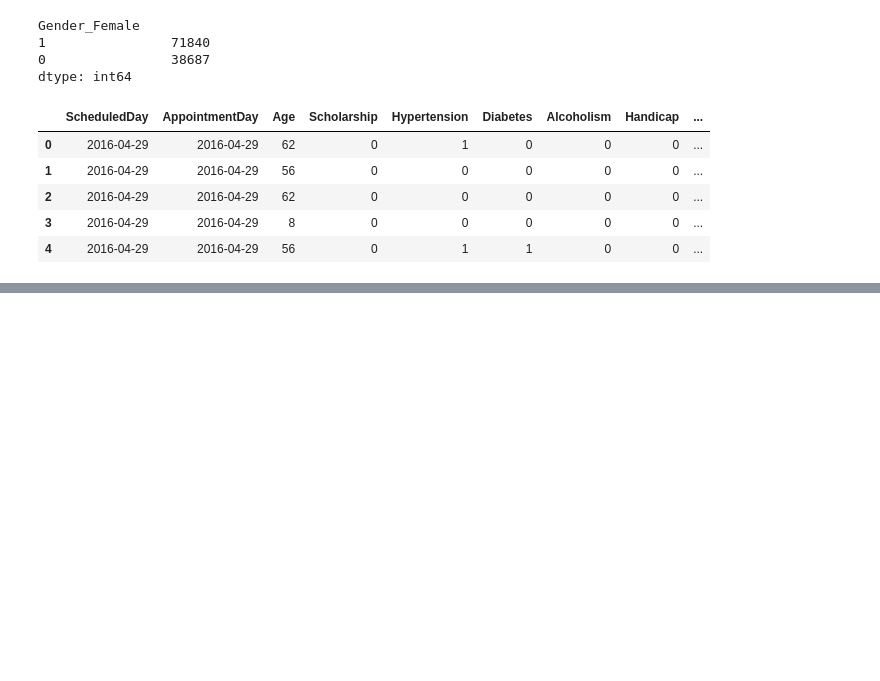
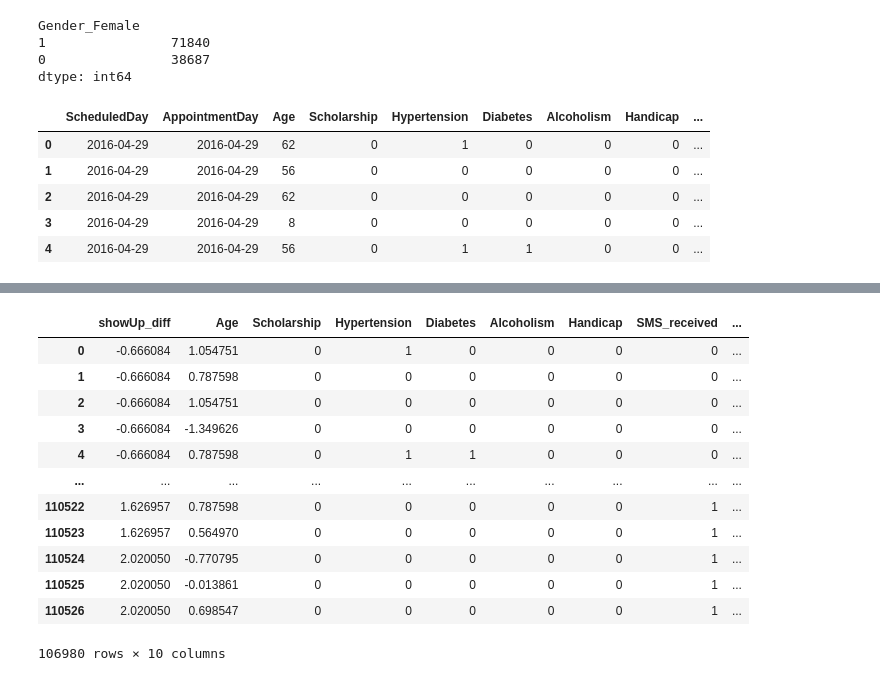
Before and after one commit to Milan1508/HealthCare_Data_Analysis, a Jupyter notebook: preprocessing.ipynb, the cells around one changed output, grey strips where cells are left out. Saved outputs shown, nothing was run; the diff lists cells and outputs as text; code cells hidden in the pictures; blank space fills up the shorter version.

```diff
--- a/preprocessing.ipynb
+++ b/preprocessing.ipynb
@@ -183,0 +248,4 @@ px.box(df,  y=df.Age )
+# %%
+from sklearn.preprocessing import StandardScaler
+scaler = StandardScaler()
+df[["showUp_diff","Age"]] = scaler.fit_transform(df[["showUp_diff","Age"]])
@@ -183,0 +299,17 @@ px.box(df,  y=df.Age )
+# %%
+md = pd.concat([df.iloc[:,:8] , df.iloc[:,[9]],df.show],axis=1)
+md
+# %% [output]
+|  | showUp_diff | Age | Scholarship | Hypertension | Diabetes | Alcoholism | Handicap | SMS_received | ... |
+| 0 | -0.666084 | 1.054751 | 0 | 1 | 0 | 0 | 0 | 0 | ... |
+| 1 | -0.666084 | 0.787598 | 0 | 0 | 0 | 0 | 0 | 0 | ... |
+| 2 | -0.666084 | 1.054751 | 0 | 0 | 0 | 0 | 0 | 0 | ... |
+| 3 | -0.666084 | -1.349626 | 0 | 0 | 0 | 0 | 0 | 0 | ... |
+| 4 | -0.666084 | 0.787598 | 0 | 1 | 1 | 0 | 0 | 0 | ... |
+| ... | ... | ... | ... | ... | ... | ... | ... | ... | ... |
+| 110522 | 1.626957 | 0.787598 | 0 | 0 | 0 | 0 | 0 | 1 | ... |
+| 110523 | 1.626957 | 0.564970 | 0 | 0 | 0 | 0 | 0 | 1 | ... |
+| 110524 | 2.020050 | -0.770795 | 0 | 0 | 0 | 0 | 0 | 1 | ... |
+| 110525 | 2.020050 | -0.013861 | 0 | 0 | 0 | 0 | 0 | 1 | ... |
+| 110526 | 2.020050 | 0.698547 | 0 | 0 | 0 | 0 | 0 | 1 | ... |
+106980 rows × 10 columns
```
Also changed, not shown: parts of 16 cells of this notebook, 1 other file.
